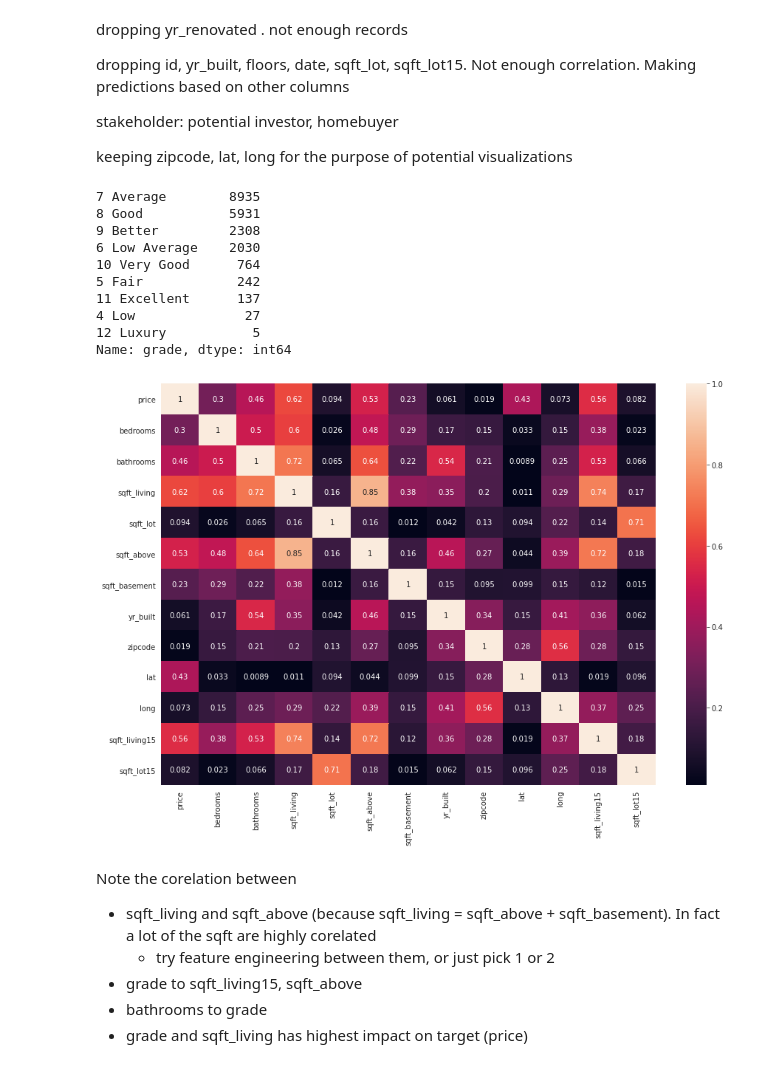
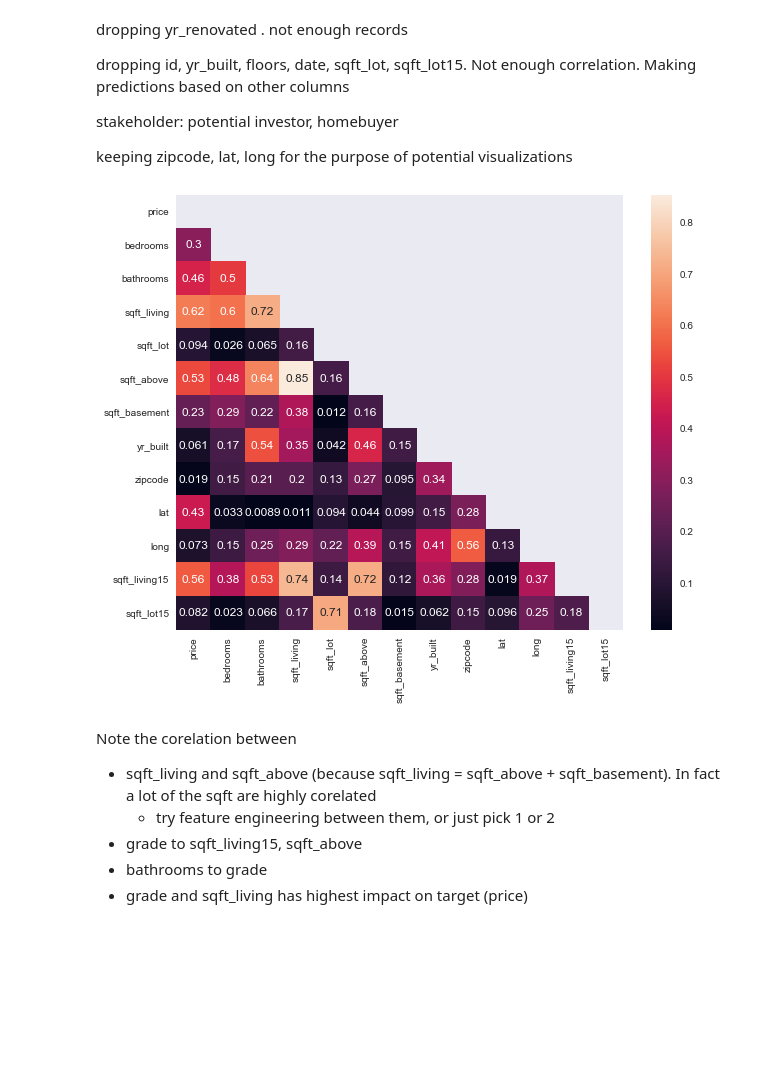
Before and after one commit to ssaeed85/dsc-ph2-KingsCountyRealEstate, a Jupyter notebook: Workspace/Saad/Notebook_Generalized.ipynb, the cells around one changed output. Cells and saved outputs as stored; diff of their text form; code cells hidden in the pictures; blank space fills up the shorter version.

```diff
--- a/Workspace/Saad/Notebook_Generalized.ipynb
+++ b/Workspace/Saad/Notebook_Generalized.ipynb
@@ -25,7 +34,8 @@ warnings.filterwarnings('ignore')
 df = pd.read_csv('data/kc_house_data.csv')
 
 # Header cleaning. More precautionary than anything else
-df.columns = [x.strip().lower().replace(' ','').replace('-','') for x in df.columns]
+df.columns = [x.strip().lower().replace(' ', '').replace('-', '')
+              for x in df.columns]
 df.info()
 # %% [output]
 <class 'pandas.core.frame.DataFrame'>
@@ -106,8 +116,10 @@ df.bedrooms
 21596    2
 Name: bedrooms, Length: 20437, dtype: int64
 # %%
-#Making a categorical bedroom columns
-df['bedrooms_bin']=pd.cut(df['bedrooms'], bins = [0,1,2,3,4,5,6,99], labels=['1BR','2BR','3BR','4BR','5BR','6BR','7+BR'])
+# Making a categorical bedroom columns
+df['bedrooms_bin'] = pd.cut(df['bedrooms'],
+                            bins=[0, 1, 2, 3, 4, 5, 6, 99],
+                            labels=['1BR', '2BR', '3BR', '4BR', '5BR', '6BR', '7+BR'])
 # %%
 df['bedrooms_bin']
 # %% [output]
@@ -254,26 +267,16 @@ stakeholder: potential investor, homebuyer
 keeping zipcode, lat, long for the purpose of potential visualizations
 # %%
 df = df.drop(columns = ['id','yr_renovated','floors','date'],axis =1)
-# %%
-df.grade.value_counts()
-# %% [output]
-7 Average        8935
-8 Good           5931
-9 Better         2308
-6 Low Average    2030
-10 Very Good      764
-5 Fair            242
-11 Excellent      137
-4 Low              27
-12 Luxury           5
-Name: grade, dtype: int64
 # %%
 # sns.heatmap(df.corr(),annot=True)
-with sns.axes_style("white"):
-    f, ax = plt.subplots(figsize=(15, 10))
-    ax = sns.heatmap(abs(df.corr()),annot=True)
+with sns.axes_style("darkgrid"):
+    f, ax = plt.subplots(figsize=(10, 8))
+
+    mask = np.triu(np.ones_like(df.corr(), dtype=bool))
+    ax = sns.heatmap(abs(df.corr()),mask=mask,annot=True)
+    f.savefig('../../images/Corelation Heatmap',bbox_inches="tight")
 # %% [output]
-[figure, old version]
+[figure, new version]
 # %% [markdown]
 Note the corelation between
 - sqft_living and sqft_above (because sqft_living = sqft_above + sqft_basement). In fact a lot of the sqft are highly corelated
```
Also changed, not shown: parts of 79 cells of this notebook, 1 other file.
